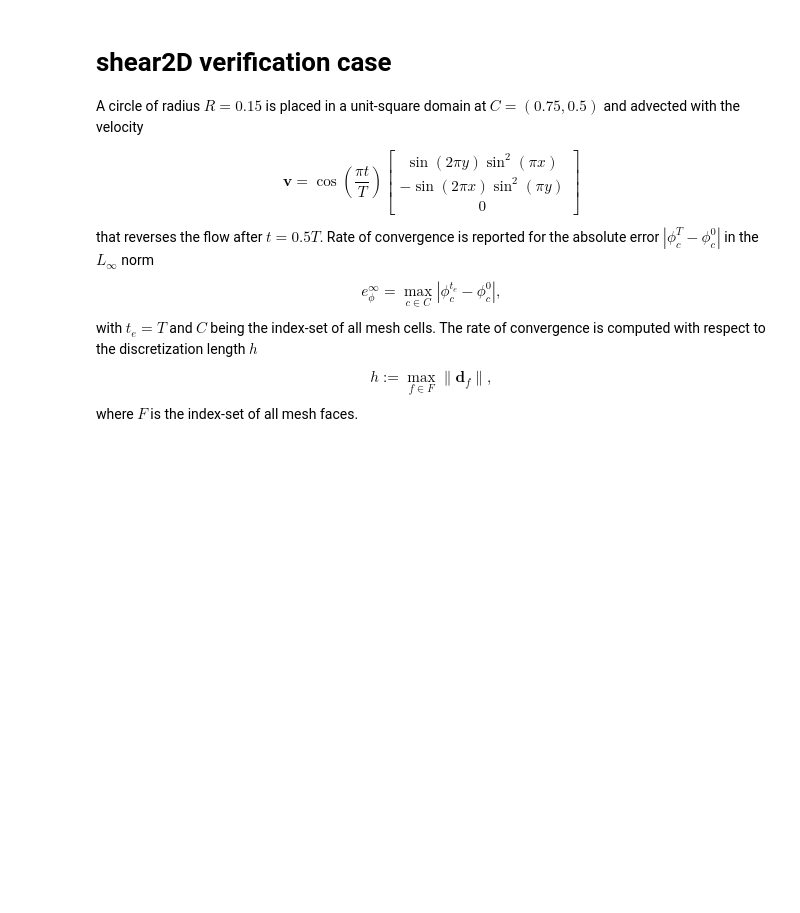
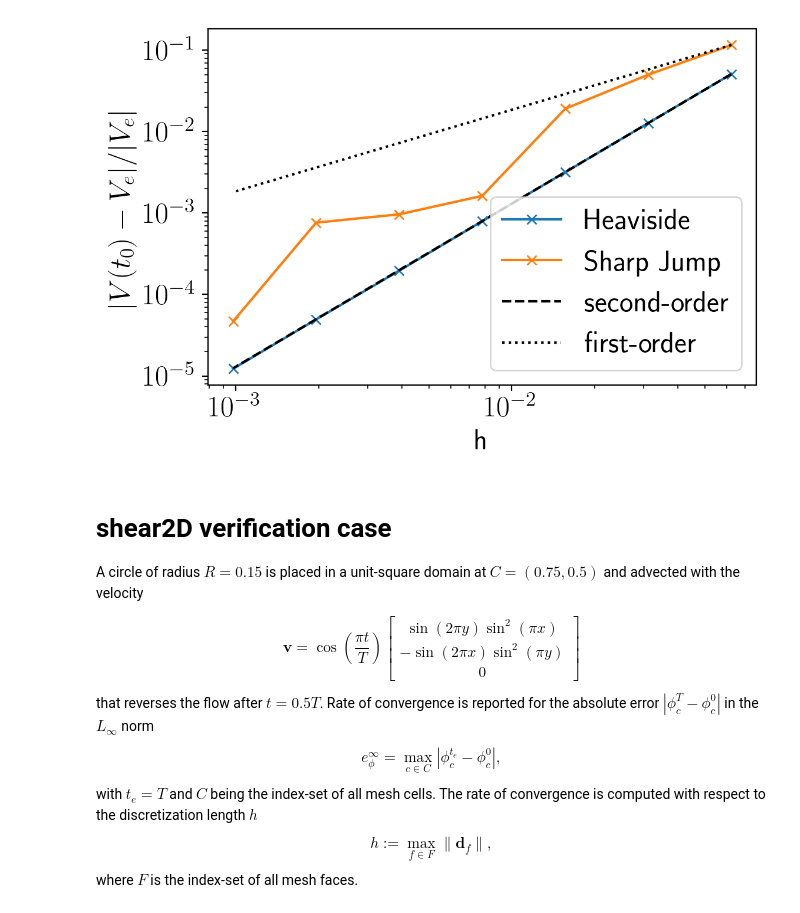
Before and after one commit to tmaric/leia, a Jupyter notebook: cases/shear2D.ipynb, the cells around one changed output. Saved outputs shown, nothing was run; the diff lists cells and outputs as text; code cells hidden in the pictures; blank space fills up the shorter version.

```diff
--- a/cases/shear2D.ipynb
+++ b/cases/shear2D.ipynb
@@ -1,3 +112,21 @@
+# %%
+plt.plot(heaviside_dframe["H"], volume_error_heaviside, '-x', label="Heaviside")
+plt.plot(sharpJump_dframe["H"], volume_error_sharpJump, '-x', label="Sharp Jump")
+
+h_01 = [heaviside_dframe["H"].iloc[0],heaviside_dframe["H"].iloc[-1]]
+heaviside_01 = [volume_error_heaviside.iloc[0],
+               volume_error_heaviside.iloc[0]*(h_01[1]/h_01[0])**2]
+sharpJump_01 = [volume_error_sharpJump.iloc[0],
+                volume_error_sharpJump.iloc[0]*(h_01[1]/h_01[0])]
+plt.plot(h_01,heaviside_01,"k--",label="second-order")
+plt.plot(h_01,sharpJump_01,"k:",label="first-order")
+plt.ylabel("$|V(t_0) - V_e|/|V_e|$")
+plt.xlabel("h")
+plt.loglog()
+plt.legend()
+plt.savefig("leiaLevelSetFoam-comparison-V0-error.pdf", bbox_inches="tight")
+# %% [output]
+[figure, added]
 # %% [markdown]
 # shear2D verification case
 
```
Also changed, not shown: parts of 11 cells of this notebook, 11 other files.
